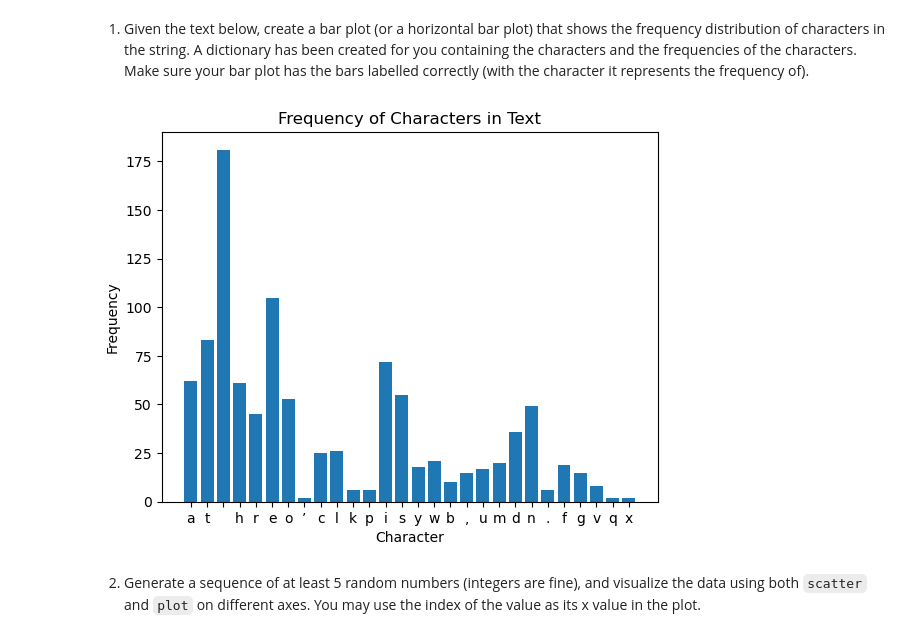
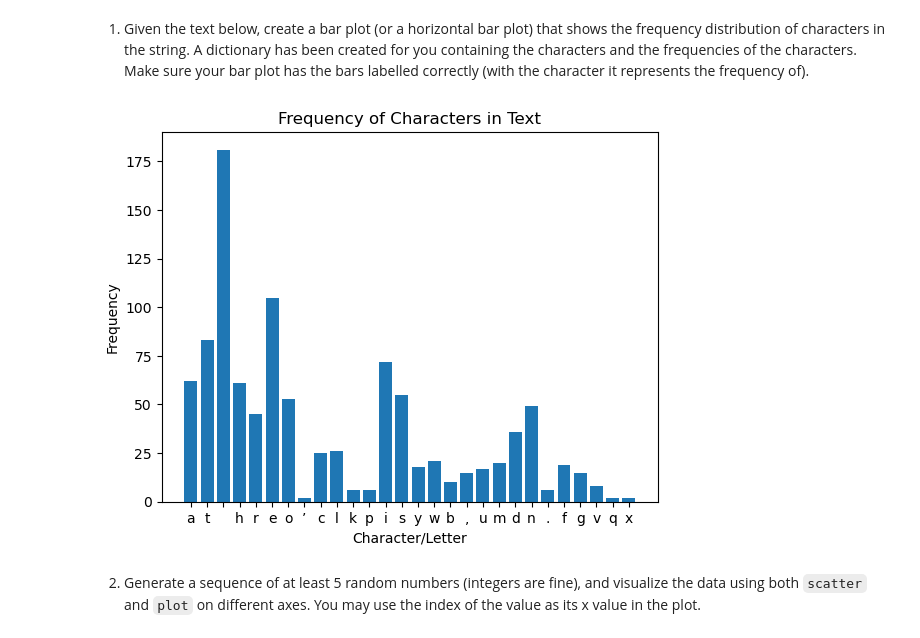
Before and after one commit to gpriyankav/gorentla_pyplot, a Jupyter notebook: pyplot.ipynb, the cells around one changed output. Saved outputs shown, nothing was run; the diff lists cells and outputs as text; code cells hidden in the pictures.

```diff
--- a/pyplot.ipynb
+++ b/pyplot.ipynb
@@ -56,19 +56,19 @@ Make sure your bar plot has the bars labelled correctly (with the character it r
 # %%
 from collections import Counter
 TEXT = "At three o’clock precisely I was at Baker Street, but Holmes had not yet returned. The landlady informed me that he had left the house shortly after eight o’clock in the morning. I sat down beside the fire, however, with the intention of awaiting him, however long he might be. I was already deeply interested in his inquiry, for, though it was surrounded by none of the grim and strange features which were associated with the two crimes which I have already recorded, still, the nature of the case and the exalted station of his client gave it a character of its own. Indeed, apart from the nature of the investigation which my friend had on hand, there was something in his masterly grasp of a situation, and his keen, incisive reasoning, which made it a pleasure to me to study his system of work, and to follow the quick, subtle methods by which he disentangled the most inextricable mysteries. So accustomed was I to his invariable success that the very possibility of his failing had ceased to enter into my head.".lower()
 letter_freq = dict(Counter(TEXT))
 # Bar plot with an appropriate title, correct xtick labels, and labeled axes
 plt.bar(letter_freq.keys(), letter_freq.values())
 #Adding Title
 plt.title("Frequency of Characters in Text")
 #Adding x-axis label
-plt.xlabel("Character")
+plt.xlabel("Character/Letter")
 plt.ylabel("Frequency")
 plt.xticks(rotation=360)
 #Displaying
 plt.show()
 # %% [output]
-[figure, old version]
+[figure, new version]
 # %% [markdown]
 2. Generate a sequence of at least 5 random numbers (integers are fine), and visualize the data using both `scatter` and `plot` on different axes.  You may use the index of the value as its x value in the plot.
 # %%
```
Also changed, not shown: parts of 3 cells of this notebook, 1 other file.
